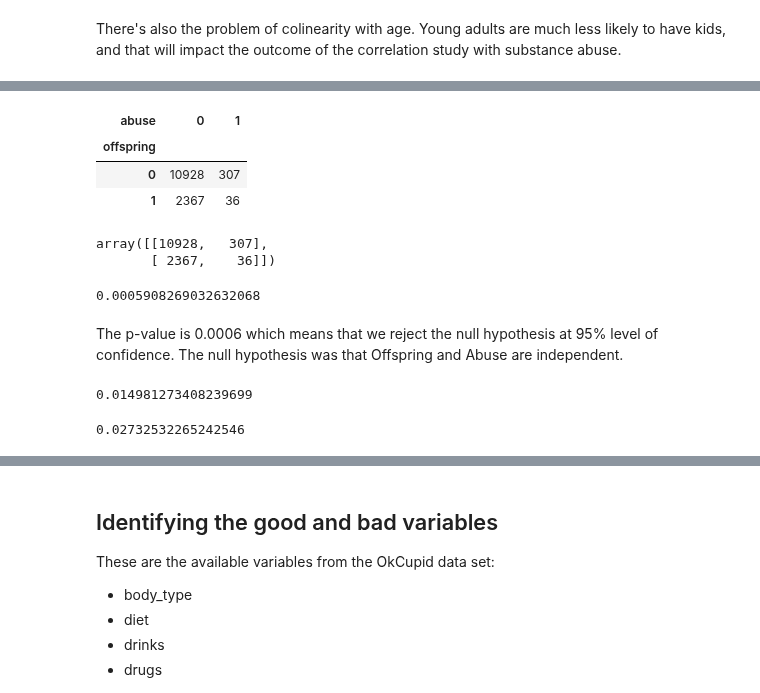
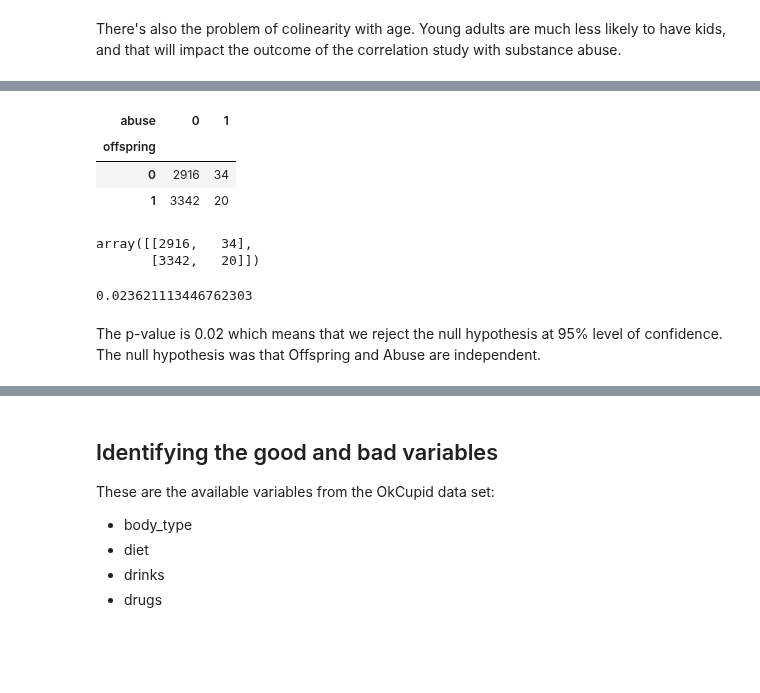
Before and after one commit to brunoarine/substance-problem-study, a Jupyter notebook: notebooks/project.ipynb, the cells around one changed output, grey strips where cells are left out. Cells and saved outputs as stored; diff of their text form; code cells hidden in the pictures; blank space fills up the shorter version.

```diff
--- a/notebooks/project.ipynb
+++ b/notebooks/project.ipynb
@@ -125,3 +107,21 @@ df['offspring'].isnull().mean()
+# %%
+df.dropna(axis=0, subset=["offspring"], inplace=True)
+df['offspring'].replace(['doesn&rsquo;t have kids',
+                         'doesn&rsquo;t have kids, and doesn&rsquo;t want any',
+                         'doesn&rsquo;t have kids, but might want them',
+                         'doesn&rsquo;t have kids, but wants them',
+                         'might want kids',
+                         'doesn&rsquo;t want kids',
+                         'wants kids'], 0, inplace=True)
+
+df['offspring'].replace(['has a kid',
+                         'has a kid, and might want more',
+                         'has a kid, and wants more',
+                         'has a kid, but doesn&rsquo;t want more',
+                         'has kids',
+                         'has kids, and might want more',
+                         'has kids, and wants more',
+                         'has kids, but doesn&rsquo;t want more',], 1, inplace=True)
 # %% [markdown]
 There's also the problem of colinearity with age. Young adults are much less likely to have kids, and that will impact the outcome of the correlation study with substance abuse.
 # %%
@@ -168,3 +170,5 @@ abuse_offspring.plot(kind="bar", secondary_y="percentage with substance problems
 # %%
-df_kids = df_dummy[df_dummy["age"] >= 40].dropna(axis=0, subset=["offspring"])
+df_kids = df[df["age"] >= 40]
 kids = df_kids.groupby("offspring")["abuse"].mean().to_frame()
+
+kids = kids.rename_axis("has kids").rename({0: "no", 1: "yes"})
@@ -178,37 +185,21 @@ kids.rename_axis("has kids")
 # %%
-kids_cont = pd.crosstab(df_dummy['offspring'], df_dummy['abuse'],)
+kids_cont = pd.crosstab(df_kids['offspring'], df_kids['abuse'],)
 kids_cont
 # %% [output]
 | abuse | 0 | 1 |
 | offspring |  |  |
-| 0 | 10928 | 307 |
-| 1 | 2367 | 36 |
+| 0 | 2916 | 34 |
+| 1 | 3342 | 20 |
 # %%
 np.array(kids_cont)
 # %% [output]
-array([[10928,   307],
-       [ 2367,    36]])
+array([[2916,   34],
+       [3342,   20]])
 # %%
 # Chi-square test of independence.
 c, p, dof, expected = chi2_contingency(kids_cont) # Print the p-value
 print(p)
 # %% [output]
-0.0005908269032632068
+0.023621113446762303
 # %% [markdown]
-The p-value is 0.0006 which means that we reject the null hypothesis at 95% level of confidence. The null hypothesis was that Offspring and Abuse are independent.
+The p-value is 0.02 which means that we reject the null hypothesis at 95% level of confidence. The null hypothesis was that Offspring and Abuse are independent.
-# %%
-# P(abuse = 1 | offspring = 1)
-likelihood_abuse_T = df_kids[df_kids['abuse'] == 1]['offspring'].mean()*df_kids['abuse'].mean()
-likelihood_abuse_F = df_kids[df_kids['abuse'] == 0]['offspring'].mean()*(1-df_kids['abuse'].mean())
-
-likelihood_abuse_T/(likelihood_abuse_T + likelihood_abuse_F)
-# %% [output]
-0.014981273408239699
-# %%
-# P(abuse = 1 | offspring = 0)
-likelihood_abuse_T = (1-df_kids[df_kids['abuse'] == 1]['offspring'].mean())*df_kids['abuse'].mean()
-likelihood_abuse_F = (1-df_kids[df_kids['abuse'] == 0]['offspring'].mean())*(1-df_kids['abuse'].mean())
-
-likelihood_abuse_T/(likelihood_abuse_T + likelihood_abuse_F)
-# %% [output]
-0.02732532265242546
```
Also changed, not shown: parts of 18 cells of this notebook.
